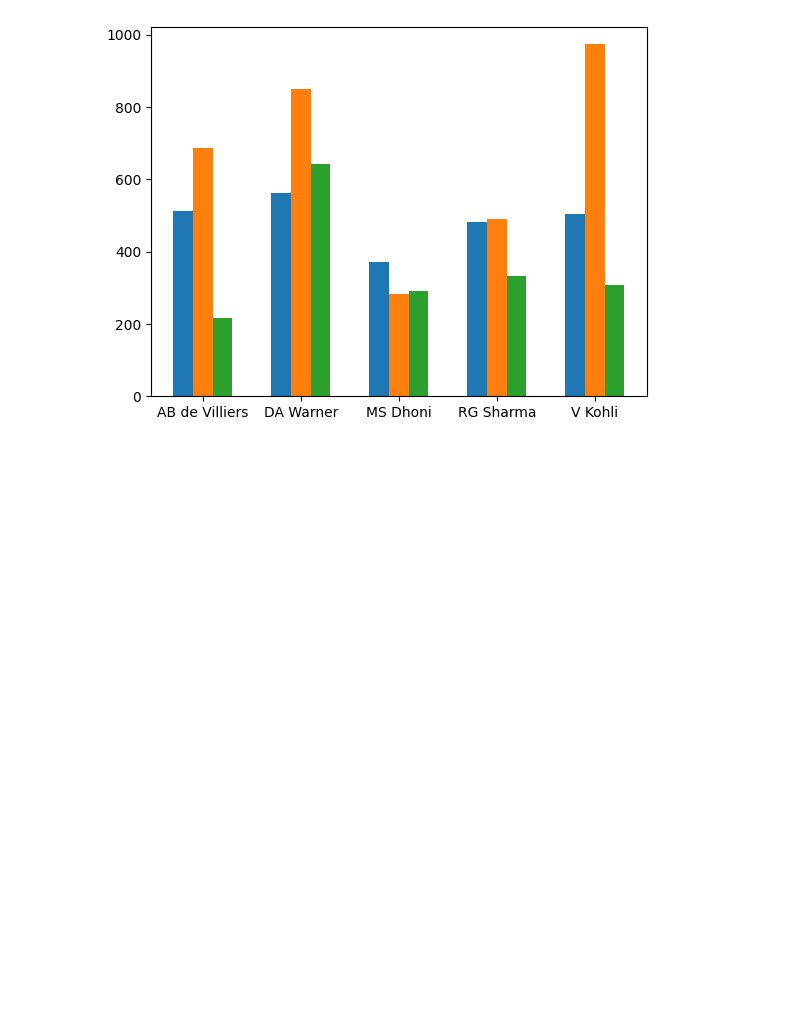
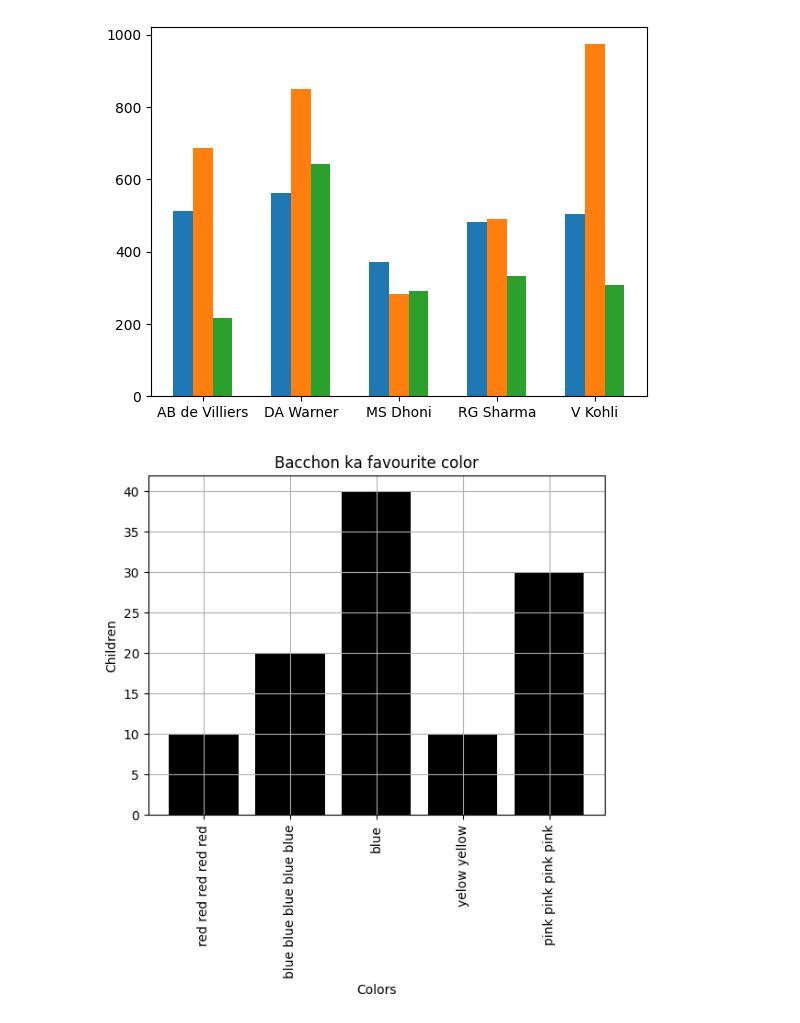
Before and after one commit to RazyAnas/MachineLearning, a Jupyter notebook: Matplotlib.ipynb, the cells around one changed output. Cells and saved outputs as stored; diff of their text form; code cells hidden in the pictures; blank space fills up the shorter version.

```diff
--- a/Matplotlib.ipynb
+++ b/Matplotlib.ipynb
@@ -261,3 +261,16 @@ plt.xticks(np.arange(df.shape[0]), df['batsman'])
   Text(3, 0, 'RG Sharma'),
   Text(4, 0, 'V Kohli')])
 [figure]
+# %%
+# xticks
+children = [10, 20, 40, 10, 30]
+colors = ['red red red red red', 'blue blue blue blue blue', 'blue', 'yelow yellow', 'pink pink pink pink']
+
+plt.bar(colors, children, color = 'black')
+plt.title('Bacchon ka favourite color')
+plt.xlabel('Colors')
+plt.ylabel('Children')
+plt.xticks(rotation='vertical')
+plt.grid(visible=True)
+# %% [output]
+[figure, added]
```
Also changed, not shown: parts of 26 cells of this notebook.
